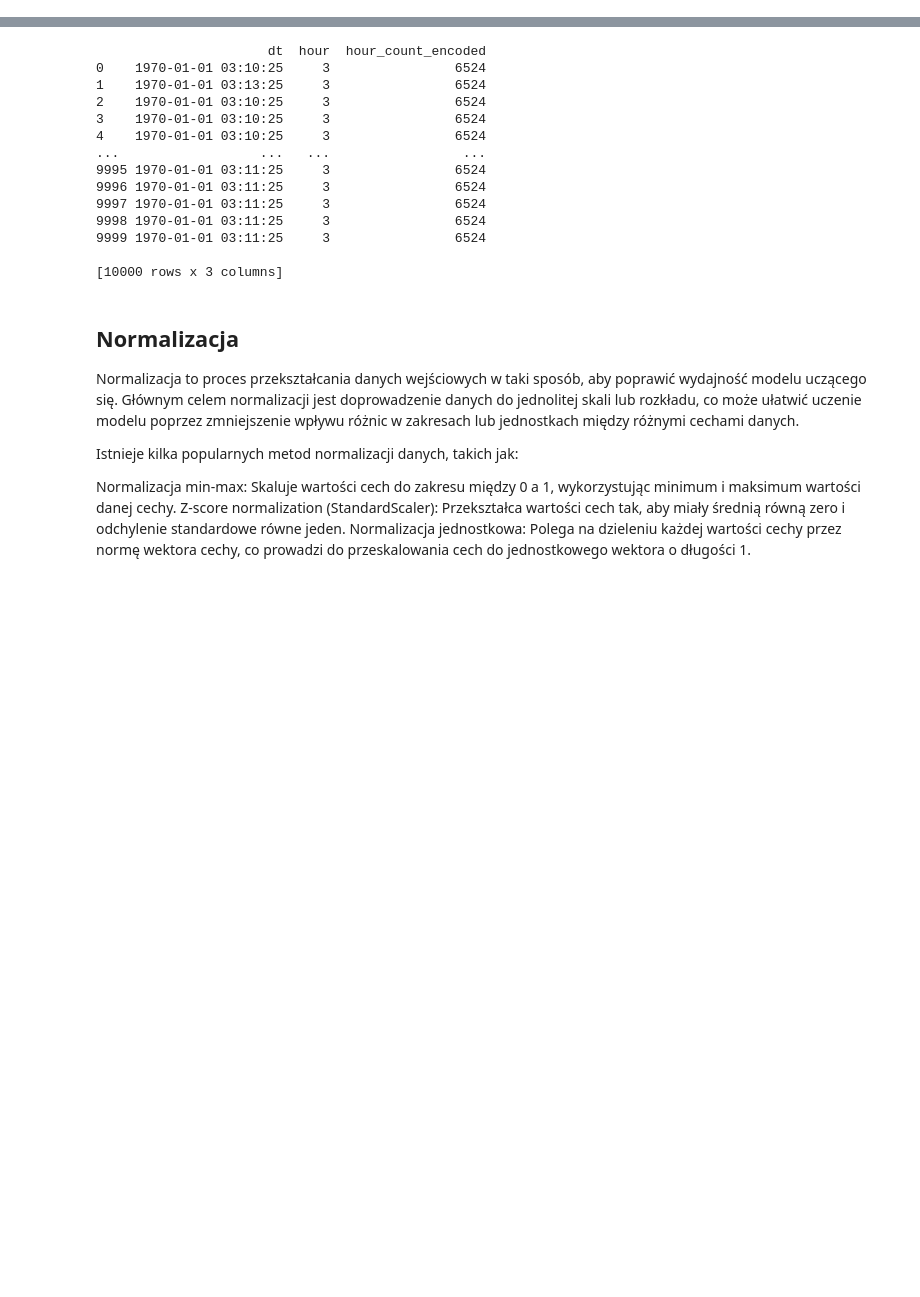
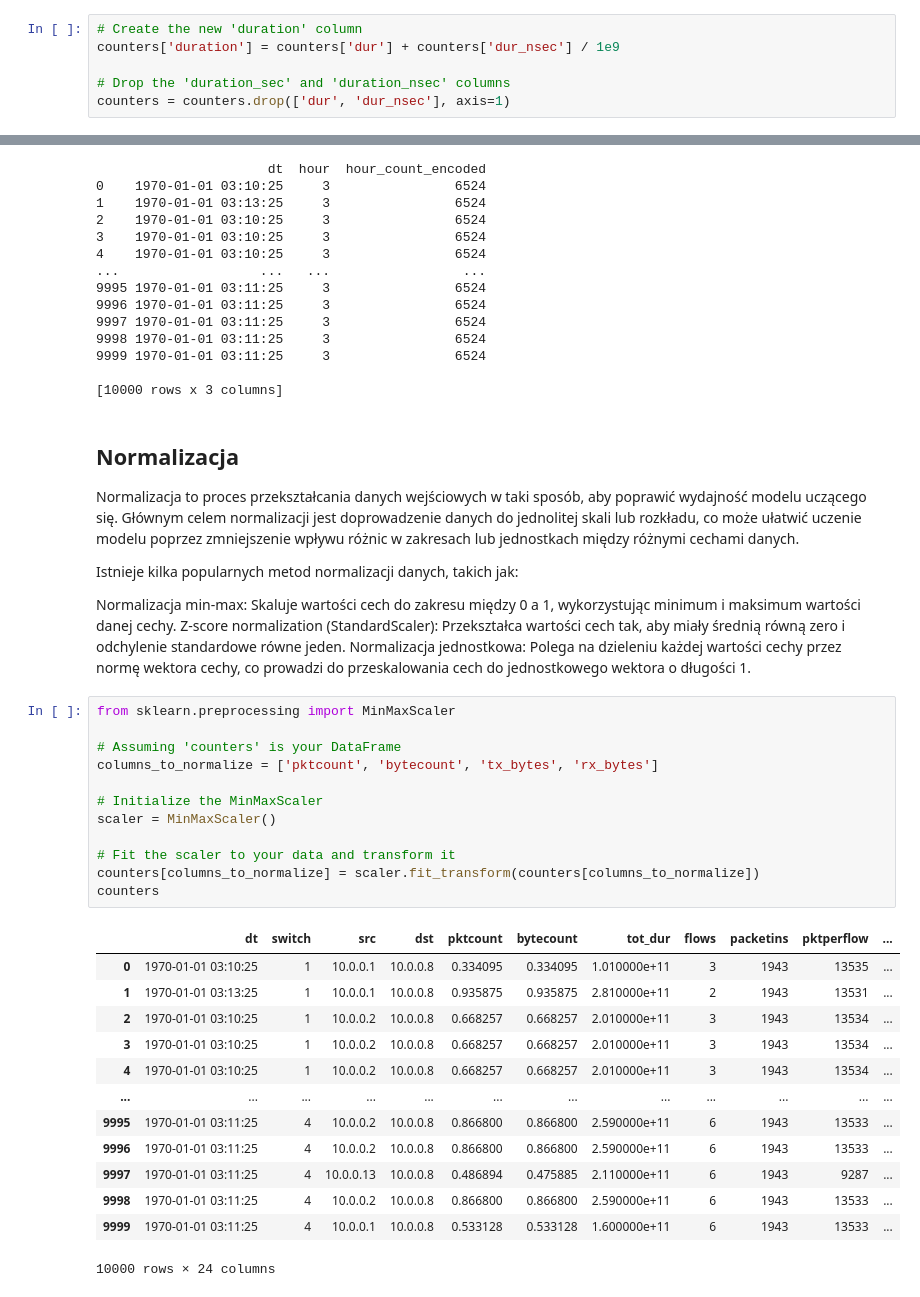
Before and after one commit to wiktorDeka/WykrywanieAnomalii, a Jupyter notebook: charts.ipynb, the cells around one changed output, grey strips where cells are left out. Drawn from its saved outputs; the diff is of its cells as text; blank space fills up the shorter version.

Commit message:
added normalization and duration column.

```diff
--- a/charts.ipynb
+++ b/charts.ipynb
@@ -111,3 +115,9 @@ Na podstawie róznych benchamrków, mozemy się skupić na tych 4 enkoderach.
+# %%
+# Create the new 'duration' column
+counters['duration'] = counters['dur'] + counters['dur_nsec'] / 1e9
+
+# Drop the 'duration_sec' and 'duration_nsec' columns
+counters = counters.drop(['dur', 'dur_nsec'], axis=1)
 # %% [markdown]
 ## Kodowanie One-Hot Encoding/DummyVariable Encoding
 
@@ -203,3 +213,29 @@ Istnieje kilka popularnych metod normalizacji danych, takich jak:
 Normalizacja min-max: Skaluje wartości cech do zakresu między 0 a 1, wykorzystując minimum i maksimum wartości danej cechy.
 Z-score normalization (StandardScaler): Przekształca wartości cech tak, aby miały średnią równą zero i odchylenie standardowe równe jeden.
 Normalizacja jednostkowa: Polega na dzieleniu każdej wartości cechy przez normę wektora cechy, co prowadzi do przeskalowania cech do jednostkowego wektora o długości 1.
+# %%
+from sklearn.preprocessing import MinMaxScaler
+
+# Assuming 'counters' is your DataFrame
+columns_to_normalize = ['pktcount', 'bytecount', 'tx_bytes', 'rx_bytes']
+
+# Initialize the MinMaxScaler
+scaler = MinMaxScaler()
+
+# Fit the scaler to your data and transform it
+counters[columns_to_normalize] = scaler.fit_transform(counters[columns_to_normalize])
+counters
+# %% [output]
+|  | dt | switch | src | dst | pktcount | bytecount | tot_dur | flows | packetins | pktperflow | ... |
+| 0 | 1970-01-01 03:10:25 | 1 | 10.0.0.1 | 10.0.0.8 | 0.334095 | 0.334095 | 1.010000e+11 | 3 | 1943 | 13535 | ... |
+| 1 | 1970-01-01 03:13:25 | 1 | 10.0.0.1 | 10.0.0.8 | 0.935875 | 0.935875 | 2.810000e+11 | 2 | 1943 | 13531 | ... |
+| 2 | 1970-01-01 03:10:25 | 1 | 10.0.0.2 | 10.0.0.8 | 0.668257 | 0.668257 | 2.010000e+11 | 3 | 1943 | 13534 | ... |
+| 3 | 1970-01-01 03:10:25 | 1 | 10.0.0.2 | 10.0.0.8 | 0.668257 | 0.668257 | 2.010000e+11 | 3 | 1943 | 13534 | ... |
+| 4 | 1970-01-01 03:10:25 | 1 | 10.0.0.2 | 10.0.0.8 | 0.668257 | 0.668257 | 2.010000e+11 | 3 | 1943 | 13534 | ... |
+| ... | ... | ... | ... | ... | ... | ... | ... | ... | ... | ... | ... |
+| 9995 | 1970-01-01 03:11:25 | 4 | 10.0.0.2 | 10.0.0.8 | 0.866800 | 0.866800 | 2.590000e+11 | 6 | 1943 | 13533 | ... |
+| 9996 | 1970-01-01 03:11:25 | 4 | 10.0.0.2 | 10.0.0.8 | 0.866800 | 0.866800 | 2.590000e+11 | 6 | 1943 | 13533 | ... |
+| 9997 | 1970-01-01 03:11:25 | 4 | 10.0.0.13 | 10.0.0.8 | 0.486894 | 0.475885 | 2.110000e+11 | 6 | 1943 | 9287 | ... |
+| 9998 | 1970-01-01 03:11:25 | 4 | 10.0.0.2 | 10.0.0.8 | 0.866800 | 0.866800 | 2.590000e+11 | 6 | 1943 | 13533 | ... |
+| 9999 | 1970-01-01 03:11:25 | 4 | 10.0.0.1 | 10.0.0.8 | 0.533128 | 0.533128 | 1.600000e+11 | 6 | 1943 | 13533 | ... |
+10000 rows × 24 columns
```
Also changed, not shown: parts of 2 cells of this notebook.
